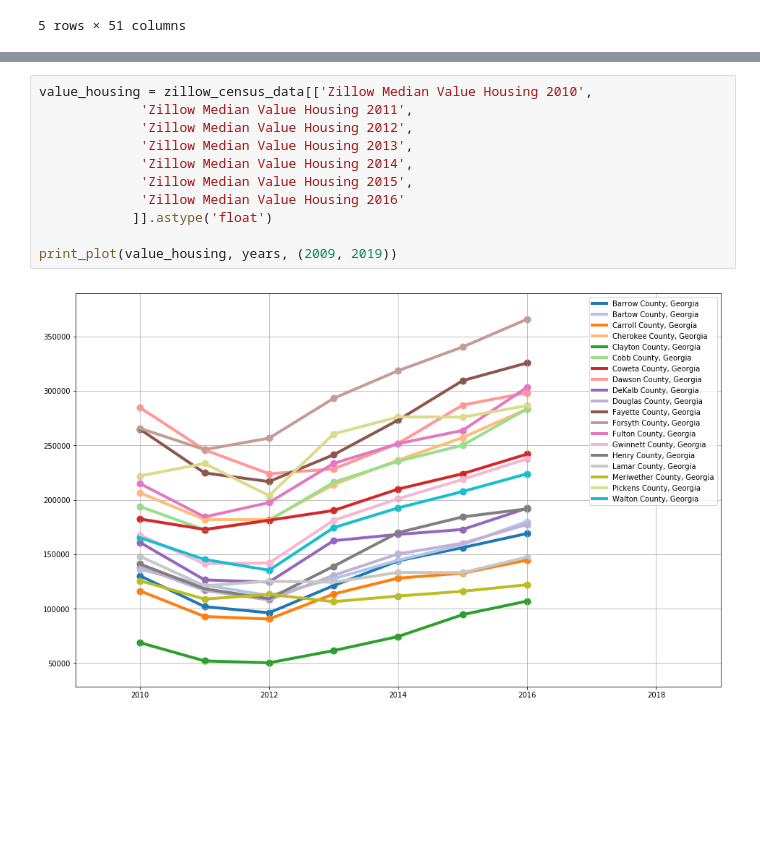
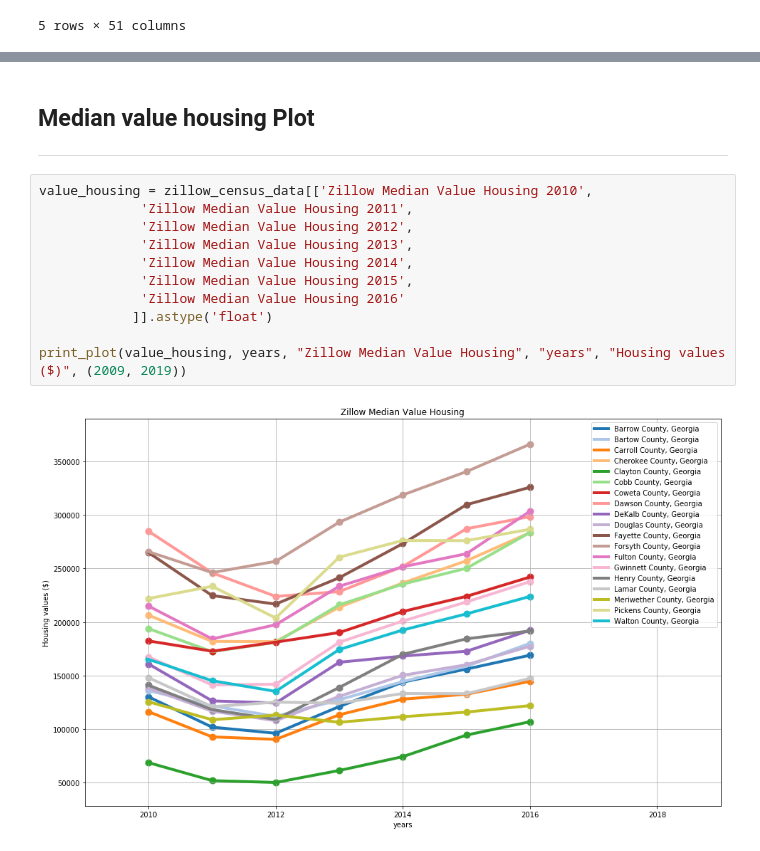
Before and after one commit to ricleongo/HousePricePredict, a Jupyter notebook: data_exploration.ipynb, the cells around one changed output, grey strips where cells are left out. Drawn from its saved outputs; the diff is of its cells as text; blank space fills up the shorter version.

```diff
--- a/data_exploration.ipynb
+++ b/data_exploration.ipynb
@@ -166,16 +187,19 @@ zillow_census_data.head()
+# %% [markdown]
+## Median value housing Plot
+___
 # %%
 value_housing = zillow_census_data[['Zillow Median Value Housing 2010',
              'Zillow Median Value Housing 2011',
              'Zillow Median Value Housing 2012',
              'Zillow Median Value Housing 2013',
              'Zillow Median Value Housing 2014',
              'Zillow Median Value Housing 2015',
              'Zillow Median Value Housing 2016'
             ]].astype('float')
 
-print_plot(value_housing, years, (2009, 2019))
+print_plot(value_housing, years, "Zillow Median Value Housing", "years", "Housing values ($)", (2009, 2019))
 # %% [output]
-[figure, old version]
+[figure, new version]
 # %%
 value_housing = zillow_census_data[['Median Value Housing Units 2010',
              'Median Value Housing Units 2011',
```
Also changed, not shown: parts of 7 cells of this notebook, 1 other file.
